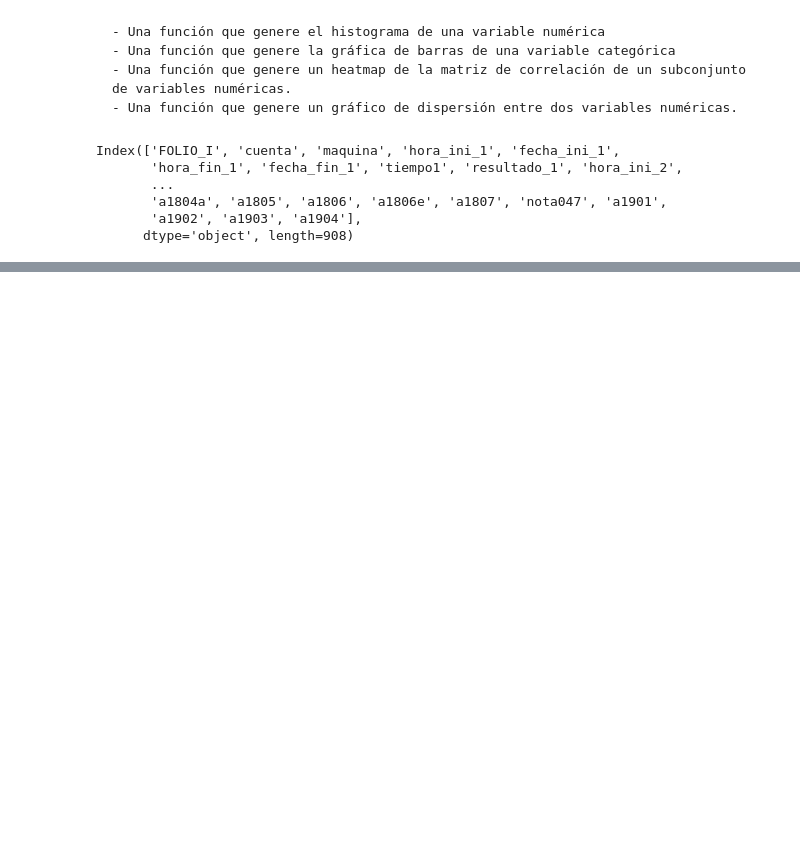
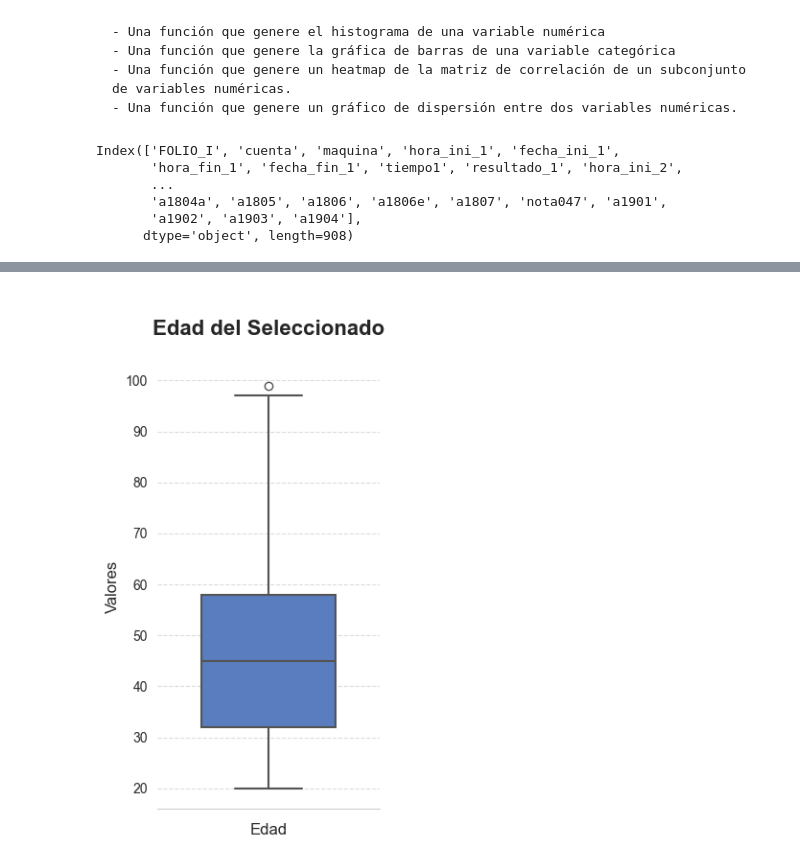
Before and after one commit to heritaco/Data-Mining, a Jupyter notebook: 04-Ensanut/Lab3_Arroyo_Espino_V1.ipynb, the cells around one changed output, grey strips where cells are left out. Drawn from its saved outputs; the diff is of its cells as text; code cells hidden in the pictures; blank space fills up the shorter version.

```diff
--- a/04-Ensanut/Lab3_Arroyo_Espino_V1.ipynb
+++ b/04-Ensanut/Lab3_Arroyo_Espino_V1.ipynb
@@ -213,12 +207,3 @@ Index(['FOLIO_I', 'cuenta', 'maquina', 'hora_ini_1', 'fecha_ini_1',
        'a1804a', 'a1805', 'a1806', 'a1806e', 'a1807', 'nota047', 'a1901',
        'a1902', 'a1903', 'a1904'],
       dtype='object', length=908)
-# %%
-def box_plot(data, column):
-    plt.figure(figsize=(10, 6))
-    data.boxplot(column=column)
-    plt.title(dictcat[column])
-    plt.grid(False)
-    plt.show()
-
-box_plot(mergefull, 'edad')
@@ -262,0 +210,3 @@ ValueError: Unknown format code 'd' for object of type 'float'
+# %%
+palette = sns.color_palette("muted")
+palette
@@ -262,0 +224,19 @@ ValueError: Unknown format code 'd' for object of type 'float'
+# %%
+def box_plot(data, column):
+    sns.set_style("whitegrid")  # estilo de la grafica
+    plt.figure(figsize=(3, 6))
+    ax = sns.boxplot(y=data[column], color=palette[0], width=0.6, linewidth=1.5)
+    plt.title("\n" + dictcat[column] + "\n", fontsize=16, fontweight="bold")
+    plt.xlabel(column.capitalize(), fontsize=12)
+    plt.ylabel('Valores', fontsize=12)
+    plt.xticks(fontsize=10)
+    plt.yticks(fontsize=10)
+    plt.grid(axis='y', linestyle='--', alpha=0.7)  # cuadricula en el eje y
+    plt.grid(axis='x', linestyle='--', alpha=0)    # cuadricula en el eje x
+
+    sns.despine(left=True)  # quitar el borde izquierdo
+    plt.show()
+
+box_plot(mergefull, 'edad')
+# %% [output]
+[figure, added]
```
Also changed, not shown: parts of 26 cells of this notebook.
